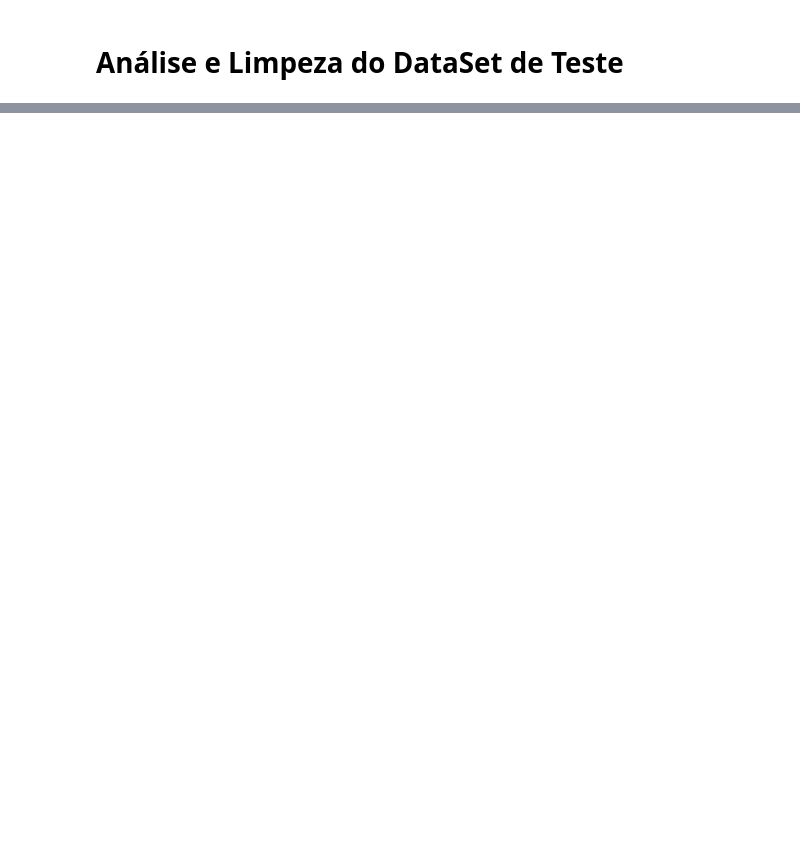
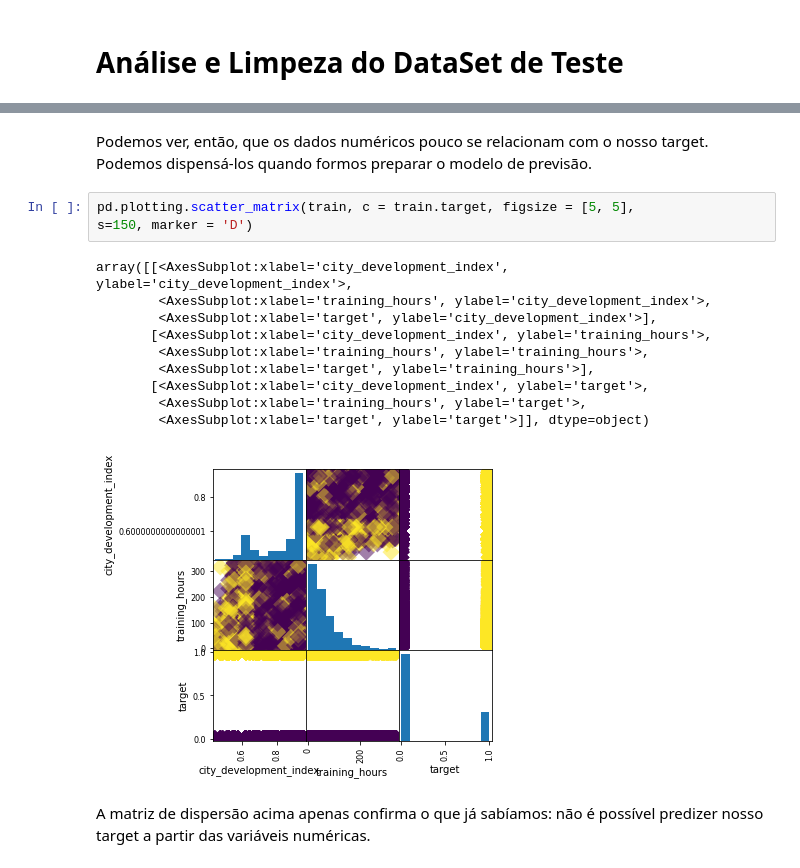
Before and after one commit to kauafillipe/Projeto-2---Turing-Academy, a Jupyter notebook: code.ipynb, the cells around one changed output, grey strips where cells are left out. Saved outputs shown, nothing was run; the diff lists cells and outputs as text; blank space fills up the shorter version.

```diff
--- a/code.ipynb
+++ b/code.ipynb
@@ -302,0 +607,18 @@ memory usage: 164.6+ KB
+# %% [markdown]
+Podemos ver, então, que os dados numéricos pouco se relacionam com o nosso target. Podemos dispensá-los quando formos preparar o modelo de previsão.
+# %%
+pd.plotting.scatter_matrix(train, c = train.target, figsize = [5, 5],
+s=150, marker = 'D')
+# %% [output]
+array([[<AxesSubplot:xlabel='city_development_index', ylabel='city_development_index'>,
+        <AxesSubplot:xlabel='training_hours', ylabel='city_development_index'>,
+        <AxesSubplot:xlabel='target', ylabel='city_development_index'>],
+       [<AxesSubplot:xlabel='city_development_index', ylabel='training_hours'>,
+        <AxesSubplot:xlabel='training_hours', ylabel='training_hours'>,
+        <AxesSubplot:xlabel='target', ylabel='training_hours'>],
+       [<AxesSubplot:xlabel='city_development_index', ylabel='target'>,
+        <AxesSubplot:xlabel='training_hours', ylabel='target'>,
+        <AxesSubplot:xlabel='target', ylabel='target'>]], dtype=object)
+[figure, added]
+# %% [markdown]
+A matriz de dispersão acima apenas confirma o que já sabíamos: não é possível predizer nosso target a partir das variáveis numéricas.
```
Also changed, not shown: parts of 211 cells of this notebook.
